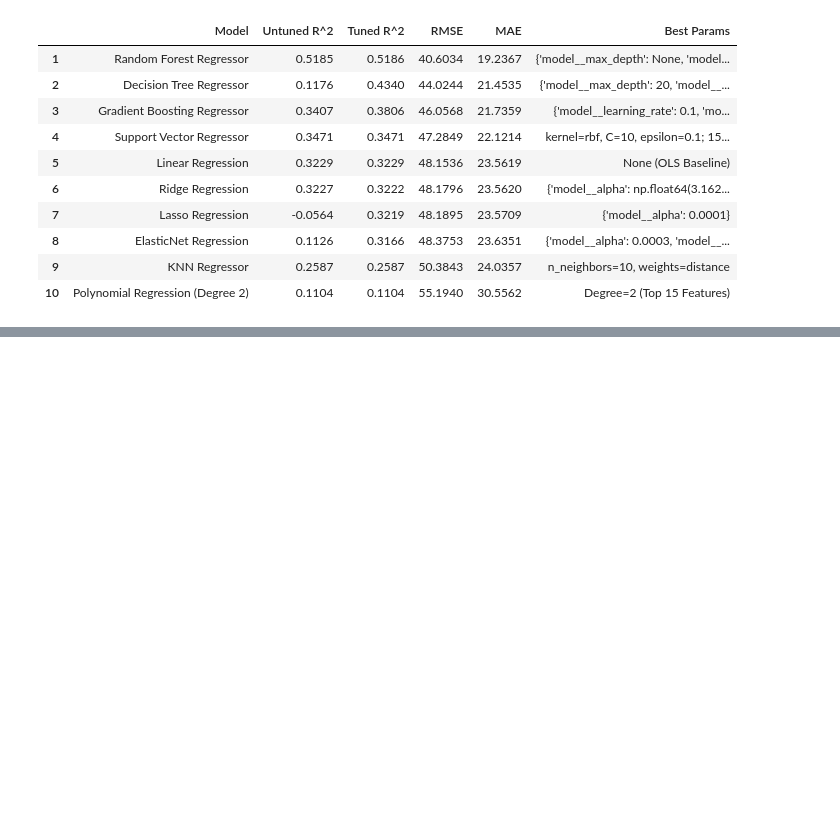
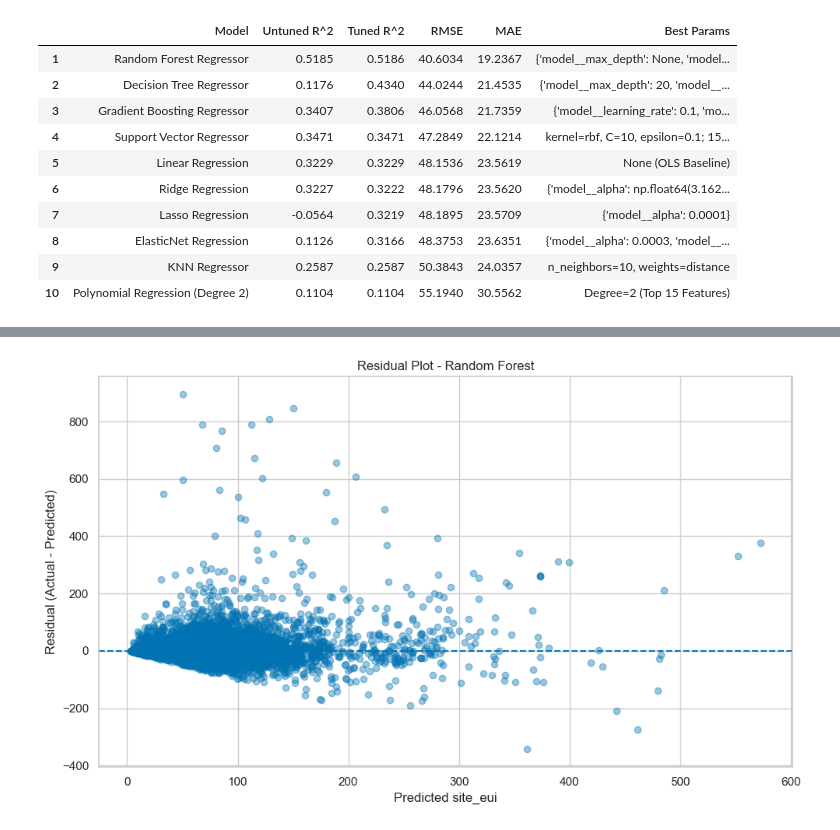
Before and after one commit to HarshaGaduputi/Machine-Learning-Case-Study, a Jupyter notebook: CaseStudy.ipynb, the cells around one changed output, grey strips where cells are left out. Drawn from its saved outputs; the diff is of its cells as text; code cells hidden in the pictures; blank space fills up the shorter version.

```diff
--- a/CaseStudy.ipynb
+++ b/CaseStudy.ipynb
@@ -1993,0 +2100,26 @@ display(
+# %%
+# Residual Plot - Random Forest
+
+residuals_rf = actual_rf - predicted_rf
+
+plt.figure(figsize=(10, 6))
+
+plt.scatter(
+    predicted_rf,
+    residuals_rf,
+    alpha=0.4
+)
+
+plt.axhline(
+    y=0,
+    linestyle='--'
+)
+
+plt.xlabel("Predicted site_eui")
+plt.ylabel("Residual (Actual - Predicted)")
+plt.title("Residual Plot - Random Forest")
+
+plt.tight_layout()
+plt.show()
+# %% [output]
+[figure, added]
```
Also changed, not shown: parts of 8 cells of this notebook.
